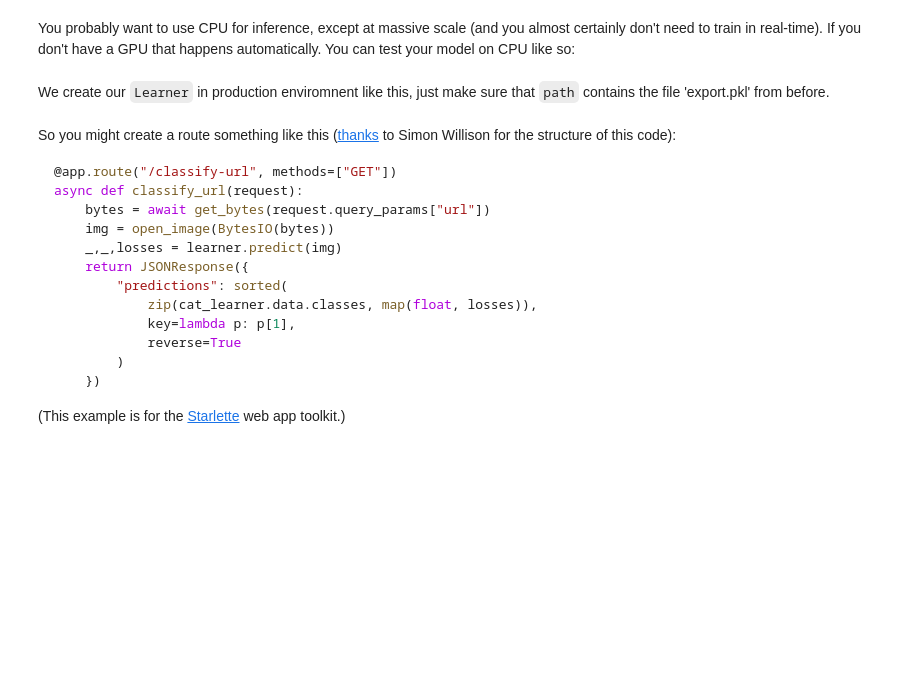
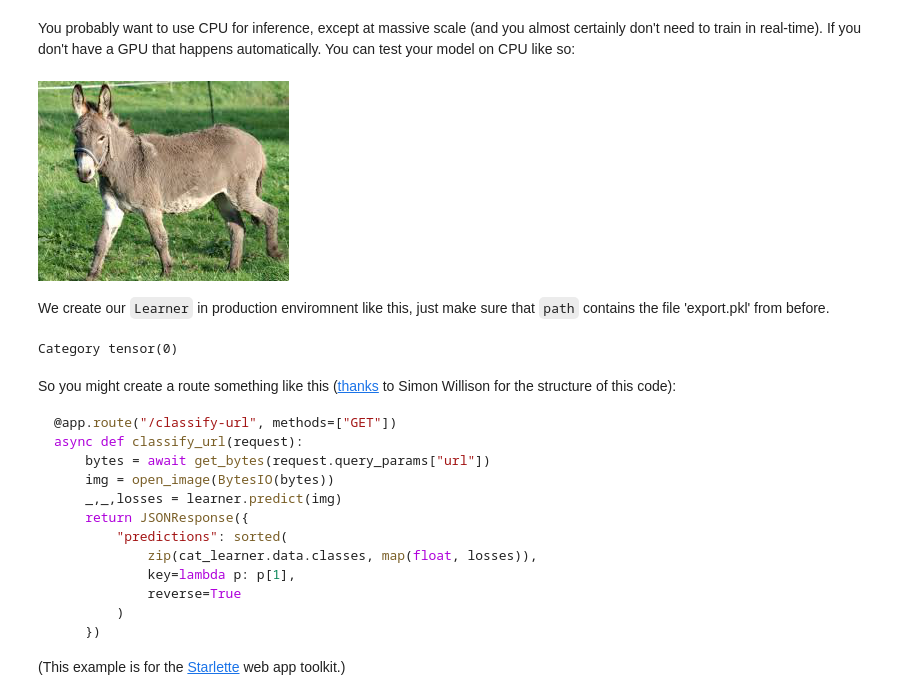
Before and after one commit to imiled/iAMaster, a Jupyter notebook: FastAI_Lession2_classification_Equides.ipynb, the cells around one changed output. Drawn from its saved outputs; the diff is of its cells as text; code cells hidden in the pictures; blank space fills up the shorter version.

```diff
--- a/FastAI_Lession2_classification_Equides.ipynb
+++ b/FastAI_Lession2_classification_Equides.ipynb
@@ -319,8 +320,10 @@ You probably want to use CPU for inference, except at massive scale (and you alm
 # %%
 defaults.device = torch.device('cpu')
 # %%
-img = open_image(path/'black'/'00000021.jpg')
+img = open_image(path/'ane'/'00000021.jpg')
 img
+# %% [output]
+[figure, added]
 # %% [markdown]
 We create our `Learner` in production enviromnent like this, just make sure that `path` contains the file 'export.pkl' from before.
 # %%
@@ -328,6 +331,8 @@ learn = load_learner(path)
 # %%
 pred_class,pred_idx,outputs = learn.predict(img)
 pred_class
+# %% [output]
+Category tensor(0)
 # %% [markdown]
 So you might create a route something like this ([thanks](https://github.com/simonw/cougar-or-not) to Simon Willison for the structure of this code):
 
```
Also changed, not shown: parts of 28 cells of this notebook.
